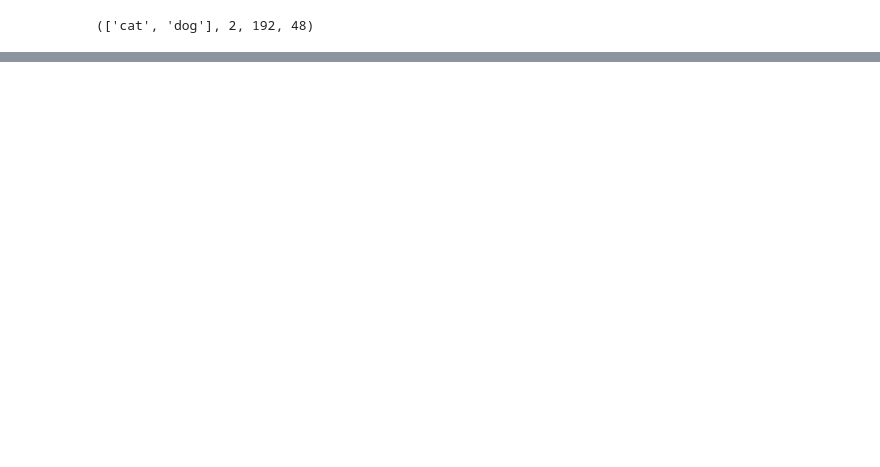
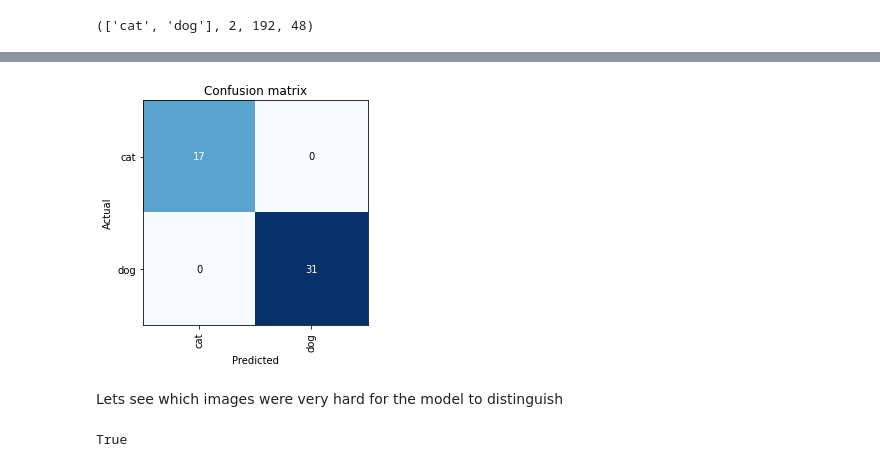
Before and after one commit to RatanNarayanHegde/GoogleColabFiles, a Jupyter notebook: ImageClassifier.ipynb, the cells around one changed output, grey strips where cells are left out. Saved outputs shown, nothing was run; the diff lists cells and outputs as text; code cells hidden in the pictures; blank space fills up the shorter version.

```diff
--- a/ImageClassifier.ipynb
+++ b/ImageClassifier.ipynb
@@ -94,0 +101,4 @@ learn.fit_one_cycle(4, max_lr=slice(3e-5,3e-4))
+# %%
+learn.load('stage-2');
+# %%
+interp = ClassificationInterpretation.from_learner(learn)
@@ -94,0 +107,6 @@ learn.fit_one_cycle(4, max_lr=slice(3e-5,3e-4))
+# %%
+interp.plot_confusion_matrix()
+# %% [output]
+[figure, added]
+# %% [markdown]
+Lets see which images were very hard for the model to distinguish
@@ -94,0 +115,4 @@ learn.fit_one_cycle(4, max_lr=slice(3e-5,3e-4))
+# %%
+len(data.valid_ds)==len(losses)==len(idxs)
+# %% [output]
+True
```
Also changed, not shown: parts of 22 cells of this notebook.
